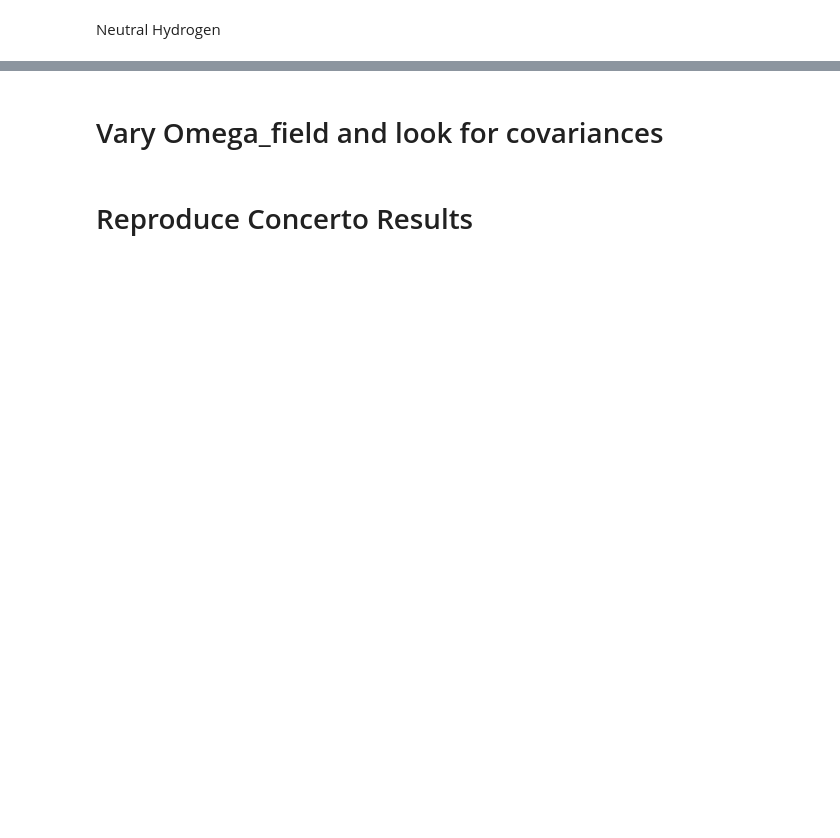
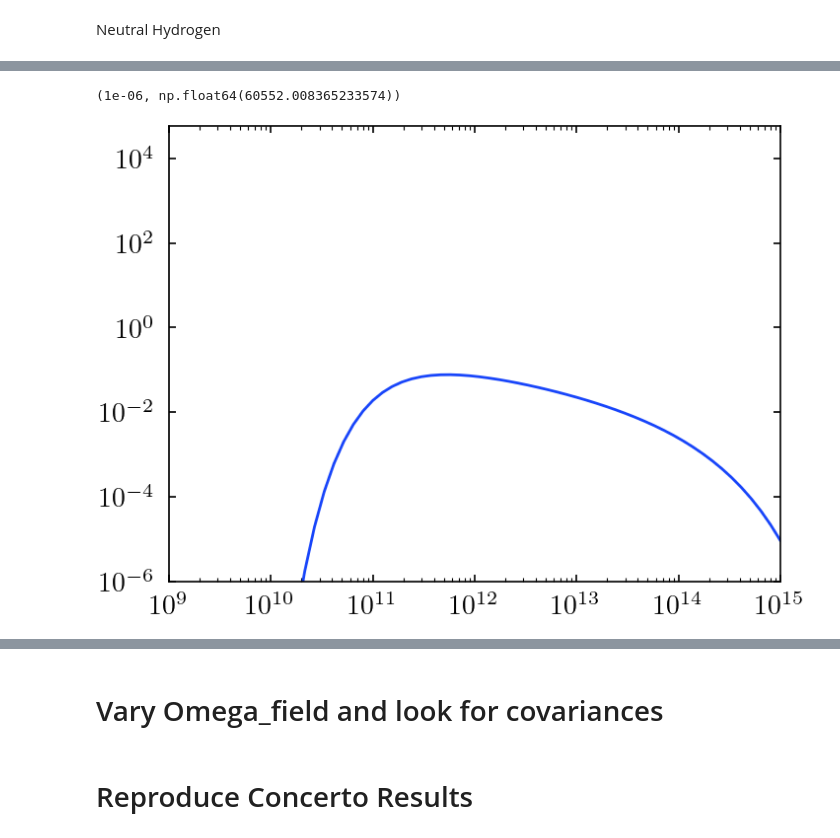
Before and after one commit to Sefa76/SSLimPy, a Jupyter notebook: notebooks/SSLimPy_Demo_Covariances.ipynb, the cells around one changed output, grey strips where cells are left out. Drawn from its saved outputs; the diff is of its cells as text; code cells hidden in the pictures; blank space fills up the shorter version.

```diff
--- a/notebooks/SSLimPy_Demo_Covariances.ipynb
+++ b/notebooks/SSLimPy_Demo_Covariances.ipynb
@@ -296,14 +359,14 @@ Neutral Hydrogen
 # %%
 astrodict_HI={
     "model_type": "ML",
-    "model_name": "L_from_MHI_VN",
+    "model_name": "MHI_21cm_Obuljen",
     "model_par": {
-        "alpha": 0.53,
-        "M0": 1.5e10 * myssl.current_astro.Msunh,
-        "Mmin":6.0e11 * myssl.current_astro.Msunh,
+        "alpha": 0.44,
+        "M0": 10**9.52 * myssl.current_astro.Msunh,
+        "Mmin":10**11.27 * myssl.current_astro.Msunh,
         "do_quench": False,
     },
-    "sigma_scatter" : 0.0,
+    "sigma_scatter" : 0.25,
 }
 nu = (c.c/ (21*u.cm)).to(u.MHz)
 surveyspecs_HI = get_specs(np.array([1]), nu)
@@ -322,3 +391,10 @@ ssc_HI = scov.SuperSampleCovariance(pobs_HI)
+# %%
+aastto = ssc_HI.astro
+plt.loglog(aastto.M, aastto.M * aastto.massluminosityfunction(aastto.M, ssc_HI.z) * aastto.halomodel.halomassfunction(aastto.M, ssc_HI.z))
+plt.ylim(1e-6, None)
+# %% [output]
+(1e-06, np.float64(60552.008365233574))
+[figure, added]
 # %%
 fw, fh=plt.rcParams['figure.figsize']
 fig, axs=plt.subplots(1,2, figsize=(2*fw, 1.1*fh), sharex=True, sharey=True)
```
Also changed, not shown: parts of 22 cells of this notebook, 7 other files.
